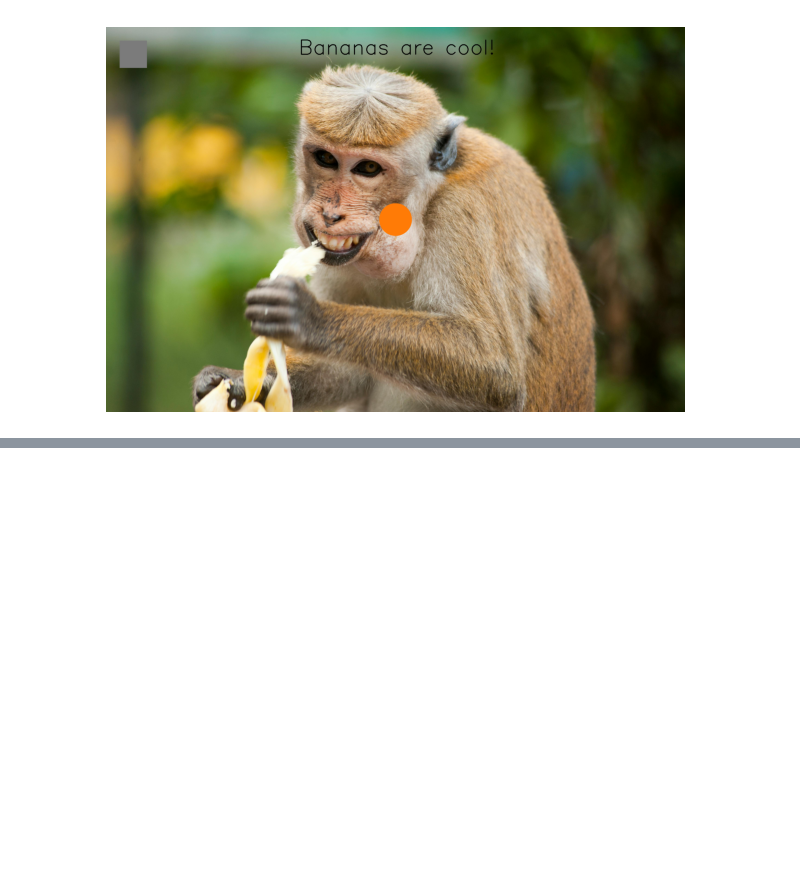
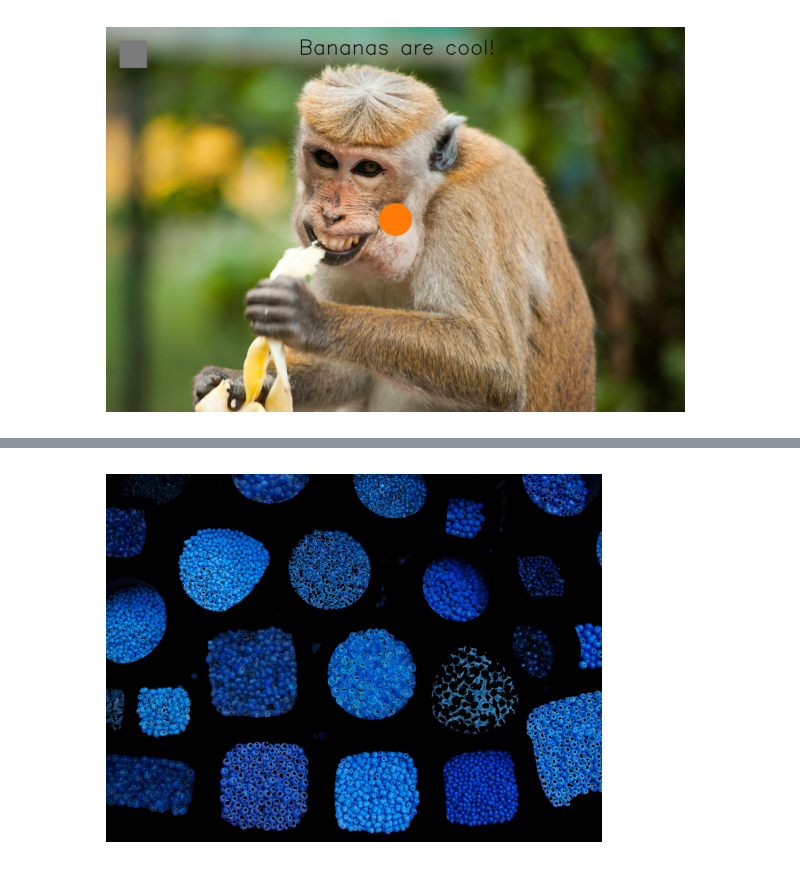
Before and after one commit to gautamvira/computer-vision-opencv, a Jupyter notebook: opencv_functions.ipynb, the cells around one changed output, grey strips where cells are left out. Cells and saved outputs as stored; diff of their text form; code cells hidden in the pictures; blank space fills up the shorter version.

```diff
--- a/opencv_functions.ipynb
+++ b/opencv_functions.ipynb
@@ -124,0 +150,15 @@ plt.show()
+# %%
+upper = hsv_pixel[0][0]
+lower = np.array([100,150,0], dtype=np.uint8)
+# %%
+#Creating and applying a mask to only get pixels with blue color
+mask = cv2.inRange(image, lower, upper)
+image = cv2.cvtColor(image, cv2.COLOR_HSV2RGB)
+result = cv2.bitwise_and(image, image, mask=mask)   #applying mask using bitwise operations (and)
+
+fig, ax = plt.subplots()
+ax.imshow(result)
+ax.axis('off')
+plt.show()
+# %% [output]
+[figure, added]
```
Also changed, not shown: parts of 6 cells of this notebook, 1 other file.
